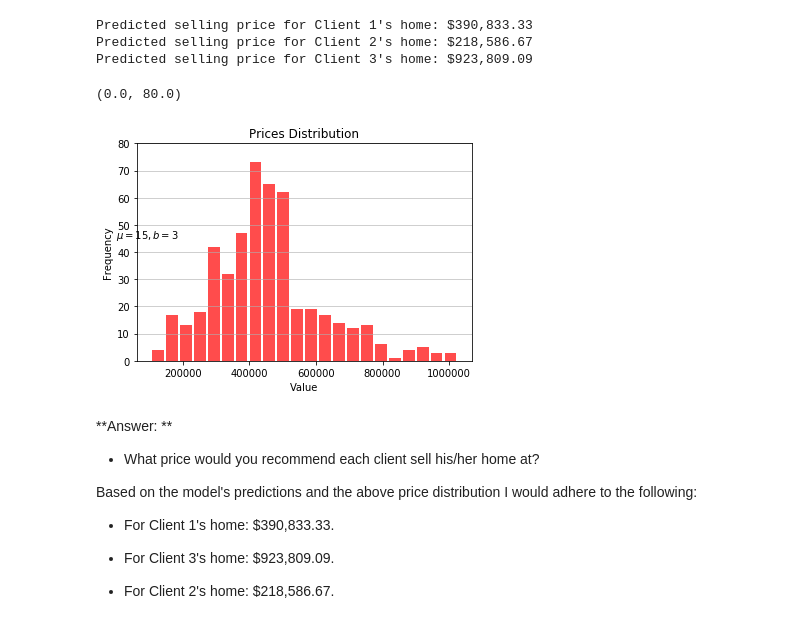
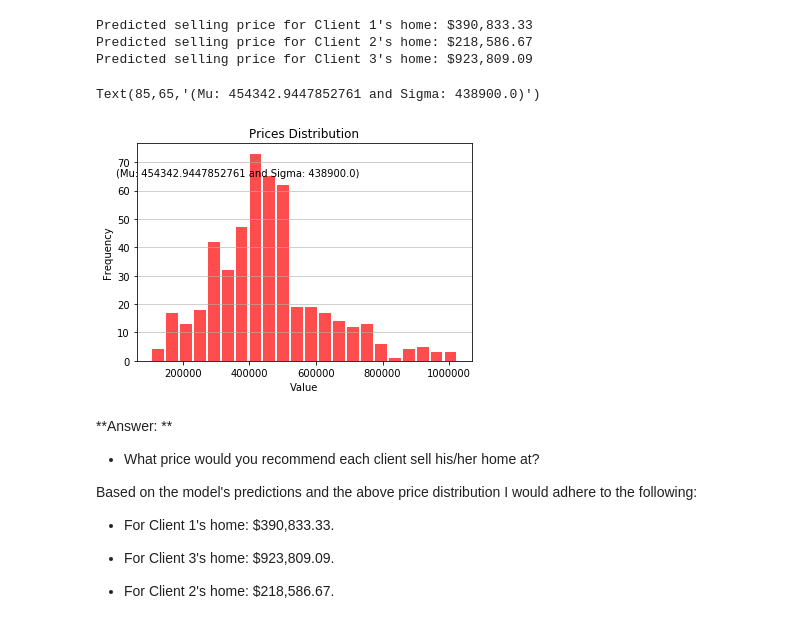
Before and after one commit to ahlusar1989/machine-learning, a Jupyter notebook: projects/boston_housing/boston_housing.ipynb, the cells around one changed output. Cells and saved outputs as stored; diff of their text form; code cells hidden in the pictures.

Commit message:
formatting for text in chart

```diff
--- a/projects/boston_housing/boston_housing.ipynb
+++ b/projects/boston_housing/boston_housing.ipynb
@@ -414,19 +414,22 @@ Predicted selling price for Client 3's home: $923,809.09
 # %%
 import matplotlib.pyplot as plt
 
 n, bins, patches = plt.hist(x=prices, bins='auto', color='red',
                             alpha=0.7, rwidth=0.85)
 plt.grid(axis='y', alpha=0.75)
 plt.xlabel('Value')
 plt.ylabel('Frequency')
 plt.title('Prices Distribution')
-plt.text(23, 45, r'$\mu=15, b=3$')
- = n.max()
-# Set a clean upper y-axis limit.
-plt.ylim(ymax=np.ceil(maxfreq / 10) * 10 if maxfreq % 10 else maxfreq + 10)
+# derived from examples: https://matplotlib.org/users/text_props.html
+left, width = 35, 50
+bottom, height = 15, 50
+right = left + width
+top = bottom + height
+
+plt.text(right, top, "(Mu: {} and Sigma: {})".format(mean_price, std_price))
 # %% [output]
-(0.0, 80.0)
+Text(85,65,'(Mu: 454342.9447852761 and Sigma: 438900.0)')
-[figure, old version]
+[figure, new version]
 # %% [markdown]
 **Answer: **
 
```
Also changed, not shown: parts of 2 cells of this notebook.
